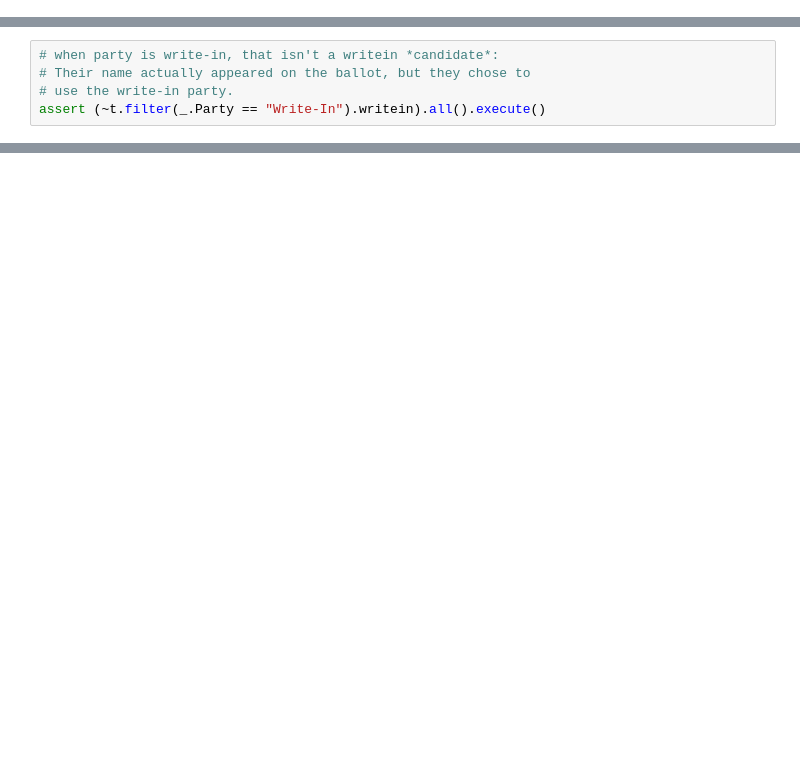
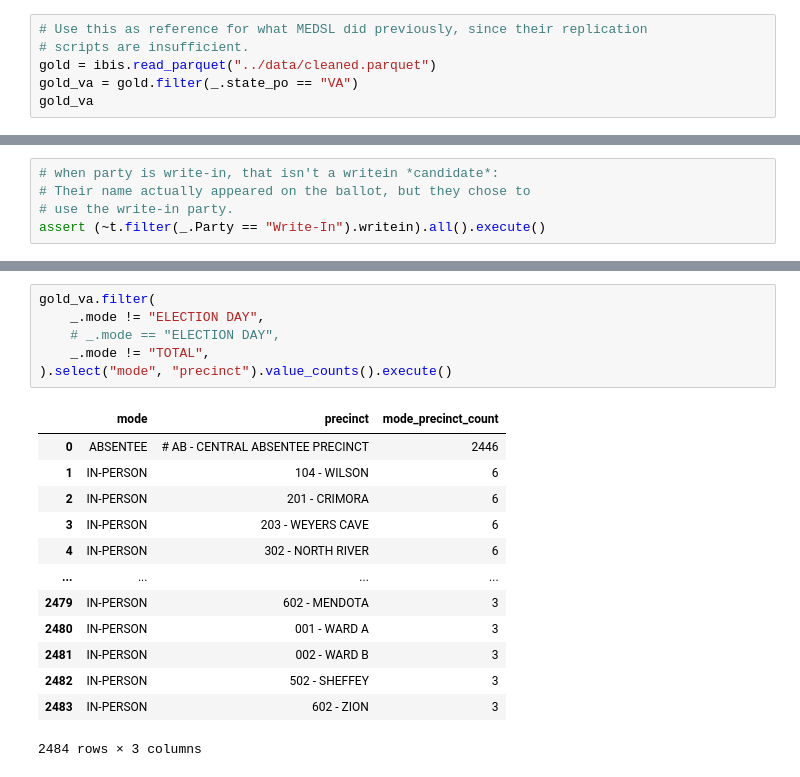
Before and after one commit to NickCrews/election-data, a Jupyter notebook: notebooks/va.ipynb, the cells around one changed output, grey strips where cells are left out. Drawn from its saved outputs; the diff is of its cells as text; blank space fills up the shorter version.

```diff
--- a/notebooks/va.ipynb
+++ b/notebooks/va.ipynb
@@ -9,3 +9,9 @@ ibis_widget.install()
 ibis.options.interactive = True
 
 from ibis import _
+# %%
+# Use this as reference for what MEDSL did previously, since their replication
+# scripts are insufficient.
+gold = ibis.read_parquet("../data/cleaned.parquet")
+gold_va = gold.filter(_.state_po == "VA")
+gold_va
@@ -250,0 +395,20 @@ gold
+# %%
+gold_va.filter(
+    _.mode != "ELECTION DAY",
+    # _.mode == "ELECTION DAY",
+    _.mode != "TOTAL",
+).select("mode", "precinct").value_counts().execute()
+# %% [output]
+|  | mode | precinct | mode_precinct_count |
+| 0 | ABSENTEE | # AB - CENTRAL ABSENTEE PRECINCT | 2446 |
+| 1 | IN-PERSON | 104 - WILSON | 6 |
+| 2 | IN-PERSON | 201 - CRIMORA | 6 |
+| 3 | IN-PERSON | 203 - WEYERS CAVE | 6 |
+| 4 | IN-PERSON | 302 - NORTH RIVER | 6 |
+| ... | ... | ... | ... |
+| 2479 | IN-PERSON | 602 - MENDOTA | 3 |
+| 2480 | IN-PERSON | 001 - WARD A | 3 |
+| 2481 | IN-PERSON | 002 - WARD B | 3 |
+| 2482 | IN-PERSON | 502 - SHEFFEY | 3 |
+| 2483 | IN-PERSON | 602 - ZION | 3 |
+2484 rows × 3 columns
```
Also changed, not shown: parts of 28 cells of this notebook, 3 other files.
